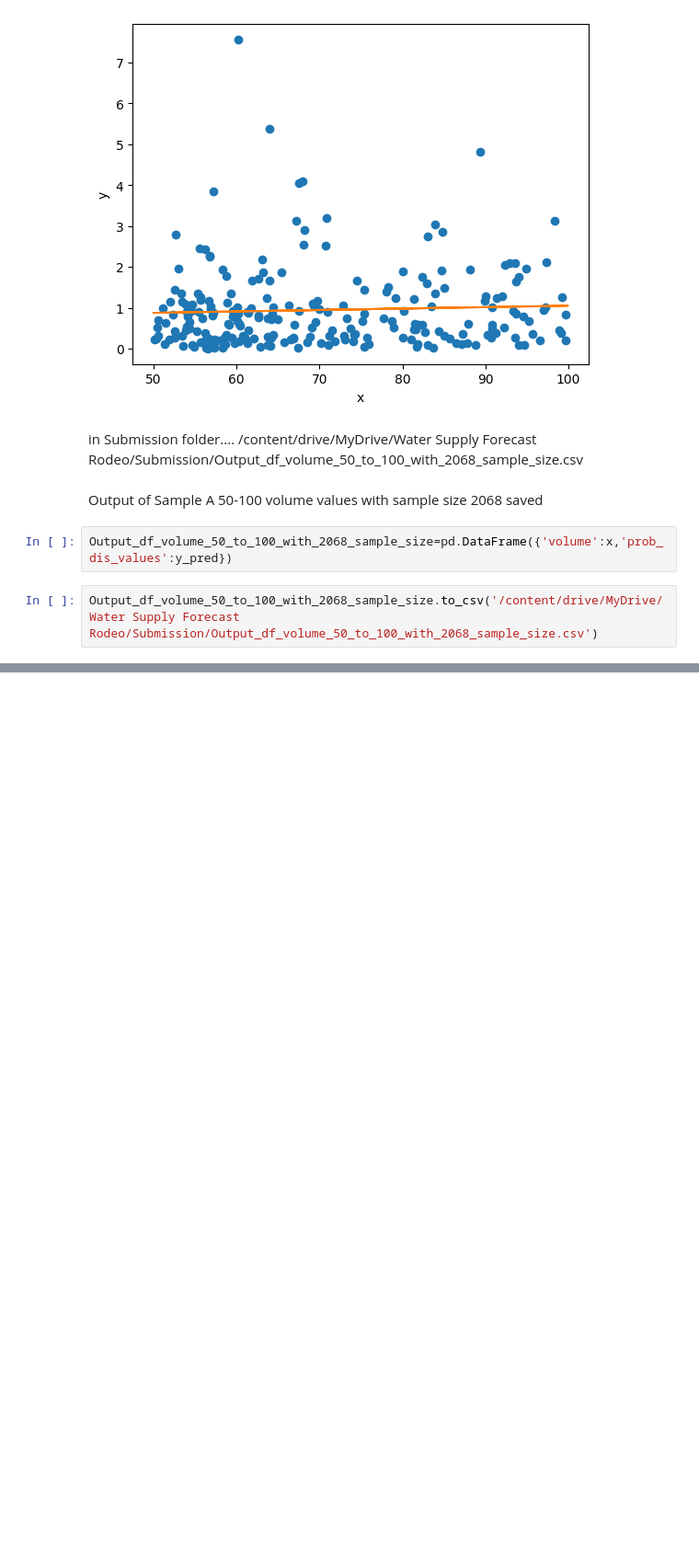
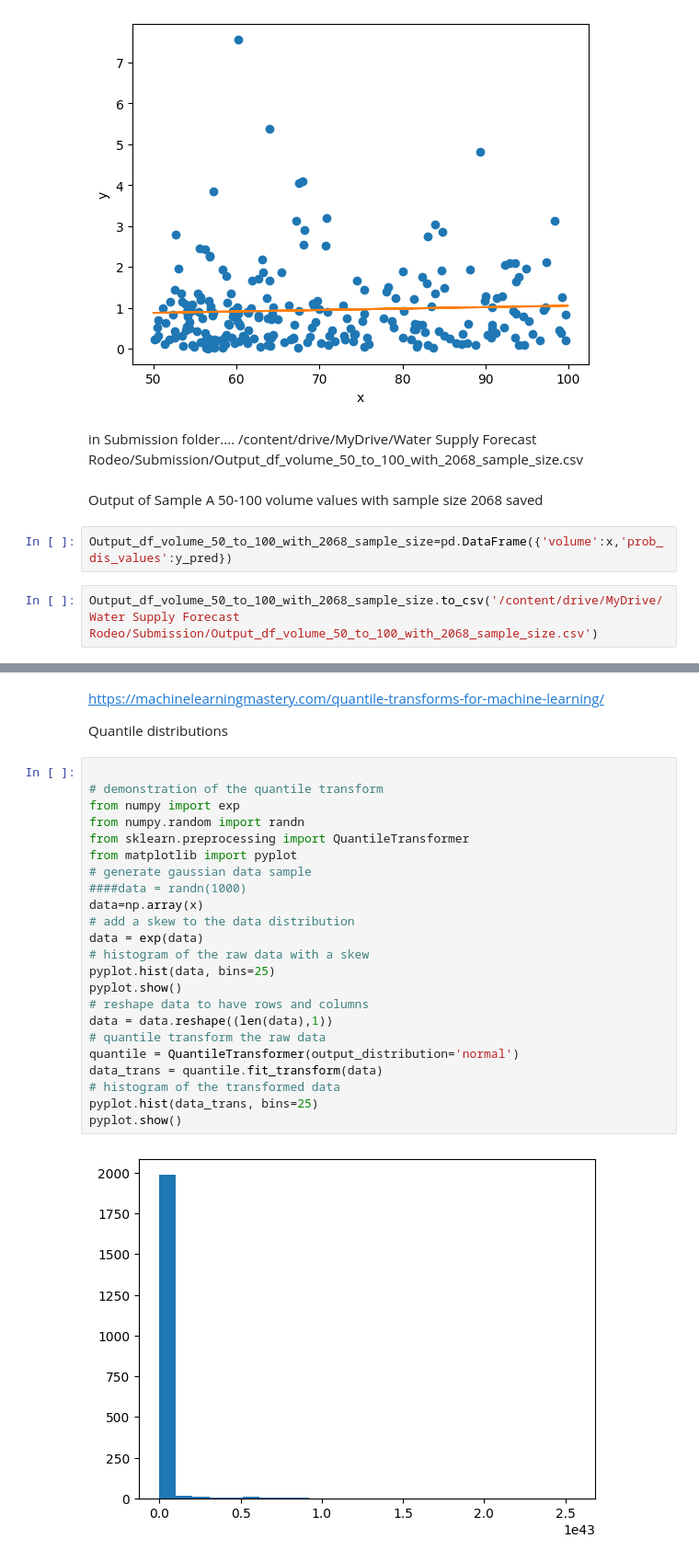
Before and after one commit to BRIJNANDA1979/Climate-Water-Supply-Forecast-Rodeo, a Jupyter notebook: Version_1_Seasonal_Analysis_of_Water_Supply_Forecast_Rodeo_project.ipynb, the cells around one changed output, grey strips where cells are left out. Shown at 92% size. Cells and saved outputs as stored; diff of their text form; blank space fills up the shorter version.

```diff
--- a/Version_1_Seasonal_Analysis_of_Water_Supply_Forecast_Rodeo_project.ipynb
+++ b/Version_1_Seasonal_Analysis_of_Water_Supply_Forecast_Rodeo_project.ipynb
@@ -1273,0 +1424,29 @@ Output_df_volume_50_to_100_with_2068_sample_size.to_csv('/content/drive/MyDrive/
+# %% [markdown]
+https://machinelearningmastery.com/quantile-transforms-for-machine-learning/
+
+Quantile distributions
+# %%
+
+# demonstration of the quantile transform
+from numpy import exp
+from numpy.random import randn
+from sklearn.preprocessing import QuantileTransformer
+from matplotlib import pyplot
+# generate gaussian data sample
+####data = randn(1000)
+data=np.array(x)
+# add a skew to the data distribution
+data = exp(data)
+# histogram of the raw data with a skew
+pyplot.hist(data, bins=25)
+pyplot.show()
+# reshape data to have rows and columns
+data = data.reshape((len(data),1))
+# quantile transform the raw data
+quantile = QuantileTransformer(output_distribution='normal')
+data_trans = quantile.fit_transform(data)
+# histogram of the transformed data
+pyplot.hist(data_trans, bins=25)
+pyplot.show()
+# %% [output]
+[figure, added]
```
Also changed, not shown: parts of 3 cells of this notebook.
